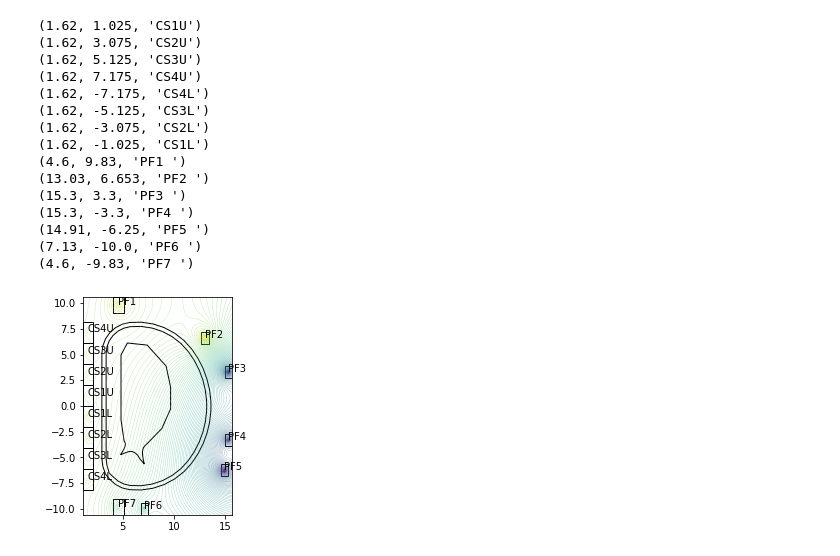
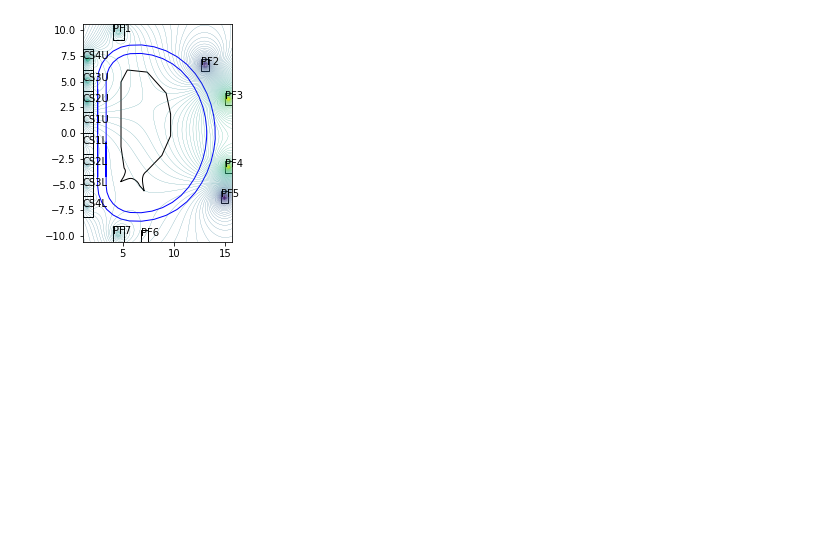
Before and after one commit to fusion-yun/fytok_old, a Jupyter notebook: examples/cfetr.ipynb, the cells around one changed output. Drawn from its saved outputs; the diff is of its cells as text; code cells hidden in the pictures; blank space fills up the shorter version.

```diff
--- a/examples/cfetr.ipynb
+++ b/examples/cfetr.ipynb
@@ -47,11 +47,11 @@ vessel_outer_points= np.array([entry.wall.description_2d.vessel.annular.outline_
                                           entry.wall.description_2d.vessel.annular.outline_outer.z.__value__()]).transpose([1,0])
 
 
-# tf_inner_points= np.array([entry.tf.coil.outline_inner.r.__value__(),
-#                                           entry.tf.coil.outline_inner.z.__value__()]).transpose([1,0])
+tf_inner_points= np.array([entry.tf.coil.outline_inner.r.__value__(),
+                                          entry.tf.coil.outline_inner.z.__value__()]).transpose([1,0])
 
-# tf_outer_points= np.array([entry.tf.coil.outline_outer.r.__value__(),
-#                                           entry.tf.coil.outline_outer.z.__value__()]).transpose([1,0])
+tf_outer_points= np.array([entry.tf.coil.outline_outer.r.__value__(),
+                                          entry.tf.coil.outline_outer.z.__value__()]).transpose([1,0])
 
 limiter_points =  np.array([entry.wall.description_2d[0].limiter.unit[0].outline.r.__value__(),
                                  entry.wall.description_2d[0].limiter.unit[0].outline.z.__value__()]).transpose([1,0])
@@ -63,7 +63,23 @@ rpos=[]
 zpos=[]
 
 itime=40000
-I0=[1,1,1,1,1,1,1.4,1.9,1.4,1.2,-1.6,-1.1,-1.5,-0.8,-0.9]
+I0=[
+    2,  #CS1U
+    5,  #CS2U
+    5,  #CS3U
+    6,  #CS4U
+    2,  #CS4L
+    2,  #CS3L
+    2,  #CS2L
+    1,  #CS1L
+    1,  #PF1
+    -1, #PF2
+    1,  #PF3
+    1,  #PF4
+    -1, #PF5
+    0, #PF6
+    1   #PF7
+    ]
 for idx,coil in enumerate(entry.pf_active.coil):
     rect=coil.element[0].geometry.rectangle.__value__()
     rpos.append(rect.r-rect.width/2.0)
@@ -73,8 +89,6 @@ for idx,coil in enumerate(entry.pf_active.coil):
     pf_coils.append(COIL(coil.name.__value__(),
      rect.r*1.0,rect.z*1.0, I0[idx],  (coil.element[0].turns_with_sign*1 ) ))
     # pf_coils.append(COIL(rect.r*1.0,rect.z*1.0,Ic[idx] ) )
-    # print((idx,coil.name.__value__()))
-    print(coil.name)
 
 rmin=min(rpos)
 rmax=max(rpos)
@@ -106,40 +104,32 @@ PF7
 # %%
 fg=plt.figure()
 
 plt.gca().add_patch(plt.Polygon(limiter_points , fill=False,closed=True))
-plt.gca().add_patch(plt.Polygon(vessel_outer_points , fill=False,closed=True))
-plt.gca().add_patch(plt.Polygon(vessel_inner_points , fill=False,closed=True))
+
+plt.gca().add_patch(plt.Polygon(tf_inner_points , fill=False,closed=True,color="blue"))
+plt.gca().add_patch(plt.Polygon(tf_outer_points , fill=False,closed=True,color="blue"))
+
+# plt.gca().add_patch(plt.Polygon(vessel_outer_points , fill=False,closed=True,color="green"))
+# plt.gca().add_patch(plt.Polygon(vessel_inner_points , fill=False,closed=True,color="green"))
+
 
 for coil  in entry.pf_active.coil:
     rect=coil.element[0].geometry.rectangle.__value__()
-    plt.text(float(rect.r),float(rect.z),str(coil.name))
+    plt.text(rect.r-rect.width/2.0, float(rect.z),str(coil.name))
     plt.gca().add_patch(plt.Rectangle((rect.r-rect.width/2.0, rect.z-rect.height/2.0), rect.width, rect.height, fill=False))
 
+# for idx,p in enumerate(tf_outer_points):
+#     plt.text(p[0],p[1],idx)
 plt.contour(X,Y,Z,levels=140,linewidths=0.2)
 
 # plt.contour(
 #     entry.equilibrium.time_slice[10].profiles_2d.grid.dim1.__value__(),
 #     entry.equilibrium.time_slice[10].profiles_2d.grid.dim2.__value__(),
 #     entry.equilibrium.time_slice[10].profiles_2d.psi.__value__(),
 #     levels= 20,
 #     linewidths=0.5)
 
 plt.axis('scaled')
 plt.show()
 # %% [output]
-(1.62, 1.025, 'CS1U')
-(1.62, 3.075, 'CS2U')
-(1.62, 5.125, 'CS3U')
-(1.62, 7.175, 'CS4U')
-(1.62, -7.175, 'CS4L')
-(1.62, -5.125, 'CS3L')
-(1.62, -3.075, 'CS2L')
-(1.62, -1.025, 'CS1L')
-(4.6, 9.83, 'PF1 ')
-(13.03, 6.653, 'PF2 ')
-(15.3, 3.3, 'PF3 ')
-(15.3, -3.3, 'PF4 ')
-(14.91, -6.25, 'PF5 ')
-(7.13, -10.0, 'PF6 ')
-(4.6, -9.83, 'PF7 ')
-[figure, old version]
+[figure, new version]
```
Also changed, not shown: parts of 6 cells of this notebook, 2 other files.
